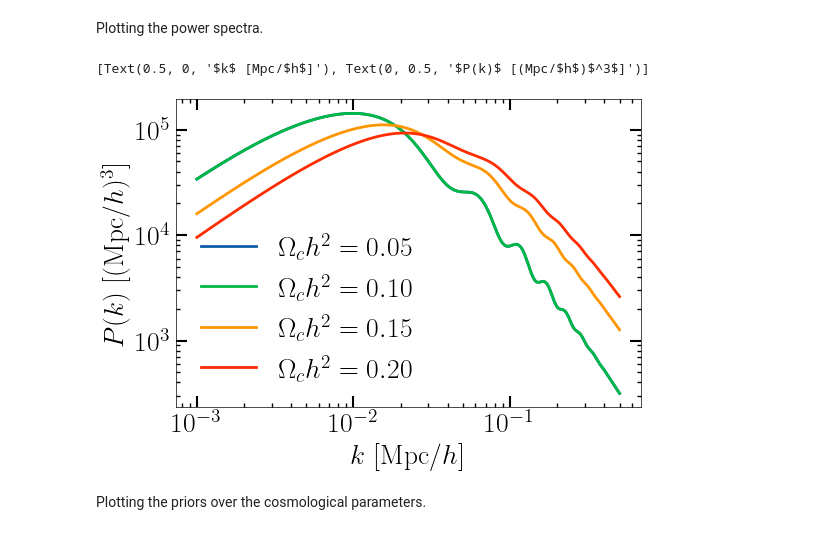
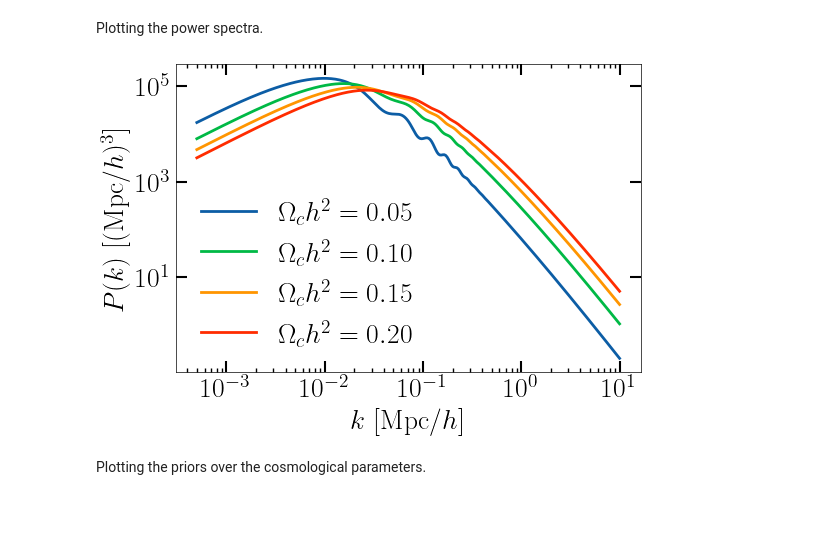
Before and after one commit to noe-dia/astro-ml-peek, a Jupyter notebook: notebooks/dev/toy_datasets.ipynb, the cells around one changed output. Saved outputs shown, nothing was run; the diff lists cells and outputs as text; code cells hidden in the pictures.

```diff
--- a/notebooks/dev/toy_datasets.ipynb
+++ b/notebooks/dev/toy_datasets.ipynb
@@ -447,7 +447,7 @@ plot_volumes([delta_vol], levels = np.linspace(-0.2, 0.2, 256), figsize= (12, 4)
 # %%
 from astro_peek.datasets import plot_volumes, compute_density_contrast_from_scratch, compute_pk, compute_density_contrast_slice
 import numpy as np
-kmin = 1e-3
+kmin = 1e-2
 kmax = 5e-1
 pixel_size = 2 # Mpc/h
 img_size = 128 # num cells per row/col
@@ -468,7 +468,7 @@ camb_params = {
 
 
 for omega_c in omega_cs:
+    camb_params["omch2"] = omega_c
     k, Pk = compute_pk(camb_params, kmin = kmin, kmax = kmax)
-    camb_params["omch2"] = omega_c
     pks.append(Pk)
     deltas.append(compute_density_contrast_slice(k, Pk, img_size = img_size, fov = fov, seed = seed, return_volume = False))
@@ -476,12 +480,10 @@ for omega_c in omega_cs:
 import powerbox as pbox
 from scipy.interpolate import InterpolatedUnivariateSpline
 
-Omega_cs = np.linspace(0.05, 0.2, 4)
-
 fig, axs = plt.subplots(1, 4, figsize = (4 * 6, 6))
 cmap = Colormap("cmasher:redshift").to_mpl()
 for i, ax in enumerate(axs):
-    Omega_c = Omega_cs[i]
+    Omega_c = omega_cs[i]
     delta = deltas[i]
     norm = LogNorm(vmin = 1e-2, vmax = 2e1)
     im = ax.imshow(1 + delta, cmap = cmap, norm = norm)
@@ -504,32 +506,32 @@ Plotting the power spectra.
 # %%
 plt.rcParams.update({
          "font.size": 20,
          'xtick.major.size': 8,
          'xtick.minor.size': 3,
          'xtick.major.width': 1.5,
          'xtick.minor.width': 1,
          'ytick.major.size': 8,
          'ytick.minor.size': 3,
          'ytick.major.width': 1.5,
          'ytick.minor.width': 1,
          "lines.linewidth": 2,
         "legend.fontsize": 20,
          "image.cmap": "magma"
         })
-Omega_cs = np.linspace(0.05, 0.2, 4)
 
 fig, ax = plt.subplots(1, 1, figsize = (6, 4))
-for i, Omega_c in enumerate(Omega_cs):
-    im = ax.plot(k, pks[i], label = r"$\Omega_c h^2 = %.2f$"%Omega_c)
+for i, omega_c in enumerate(omega_cs):
+    camb_params["omch2"] = omega_c
+    k, Pk = compute_pk(camb_params, kmin = 5e-4, kmax = 1e1)
+    im = ax.plot(k, Pk, label = r"$\Omega_c h^2 = %.2f$"%omega_c)
 ax.loglog()
 ax.minorticks_on()
 ax.legend()
 # ax.set_xticks([1e-3, 1e-2, 1e-1, 1e0])
 ax.set(xlabel = r"$k$ [Mpc/$h$]", ylabel = r"$P(k)$ [(Mpc/$h$)$^3$]")
-# plt.savefig("matter_power_spectra.pdf", bbox_inches = "tight")
+plt.savefig("matter_power_spectra.pdf", bbox_inches = "tight")
 # %% [output]
-[Text(0.5, 0, '$k$ [Mpc/$h$]'), Text(0, 0.5, '$P(k)$ [(Mpc/$h$)$^3$]')]
-[figure, old version]
+[figure, new version]
 # %% [markdown]
 Plotting the priors over the cosmological parameters.
 # %%
```
Also changed, not shown: parts of 6 cells of this notebook, 5 other files.
